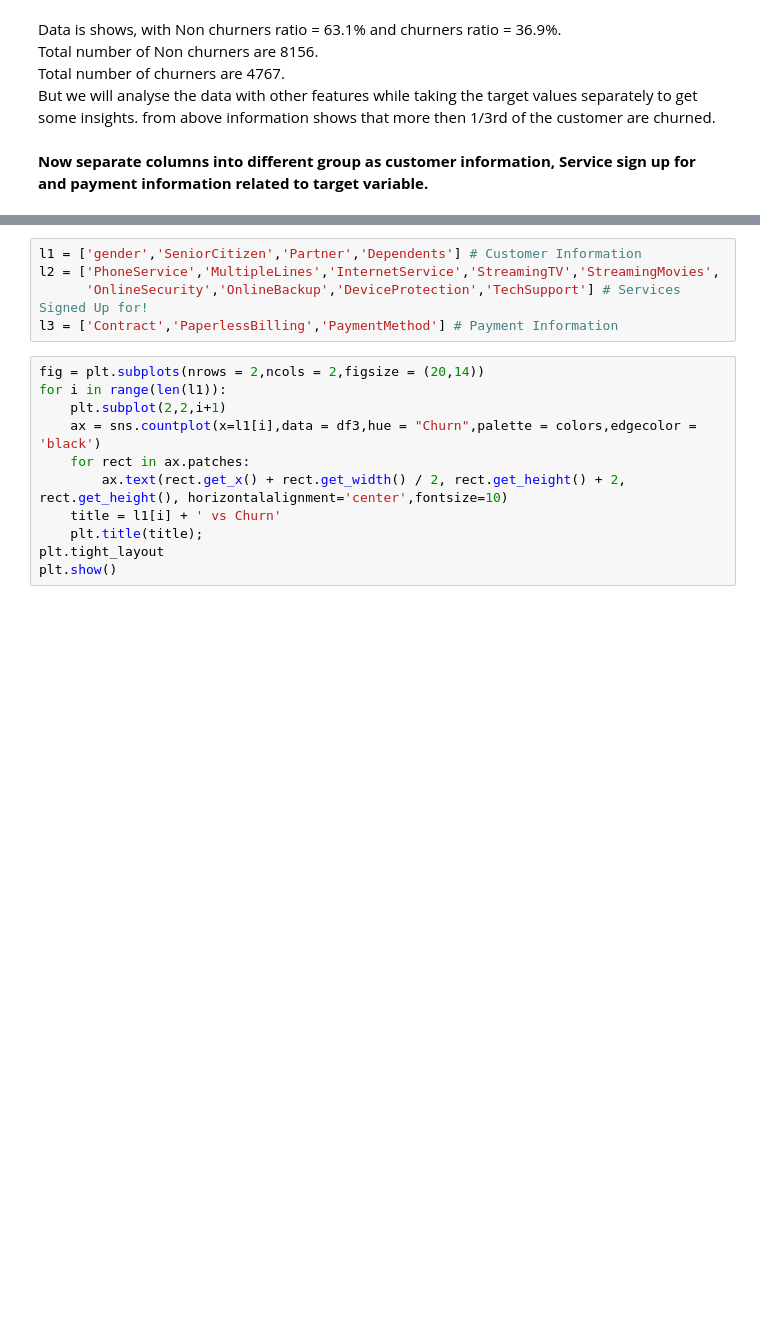
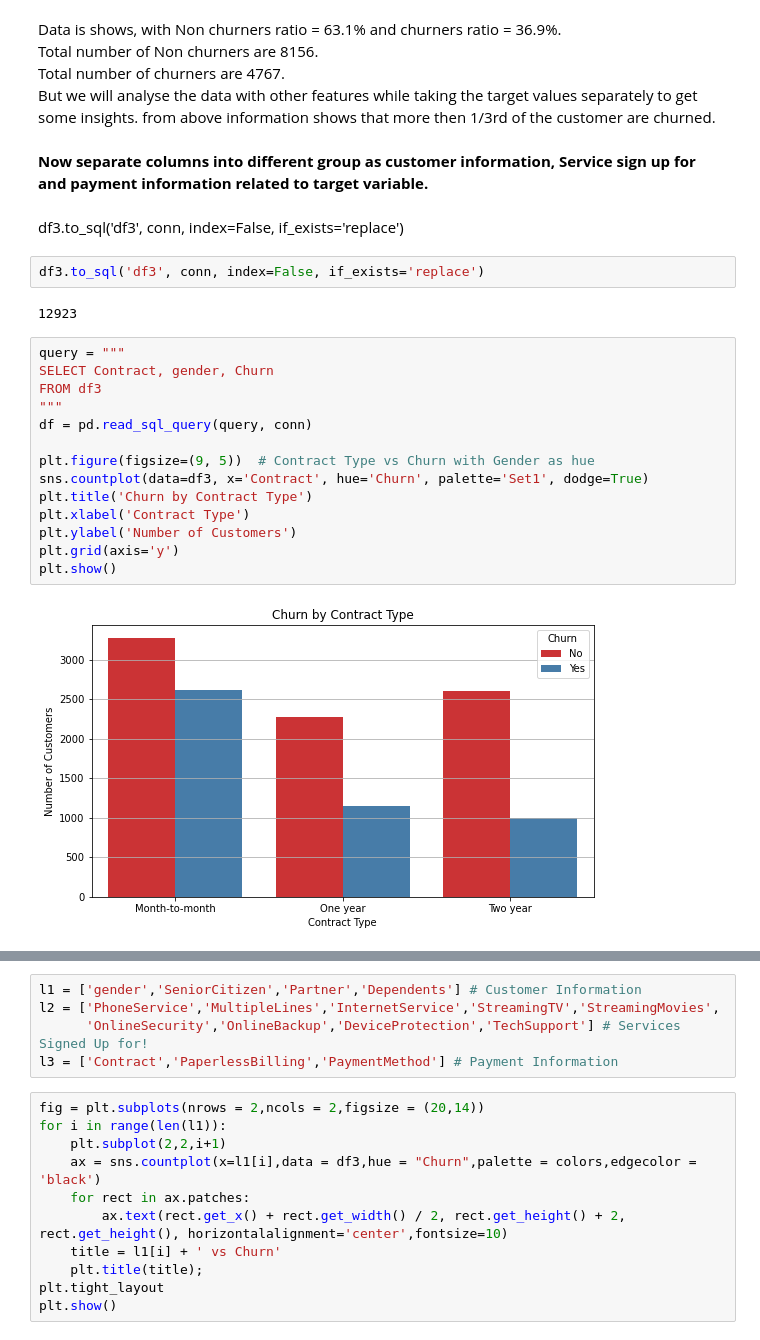
Before and after one commit to Tejpandey7/Cuatomer-_churn-analysis, a Jupyter notebook: churn_analysis.ipynb, the cells around one changed output, grey strips where cells are left out. Cells and saved outputs as stored; diff of their text form; blank space fills up the shorter version.

Commit message:
adding hist plot, bar plot and scatter plot using sqlite

```diff
--- a/churn_analysis.ipynb
+++ b/churn_analysis.ipynb
@@ -284,3 +350,25 @@ But we will analyse the data with other features while taking the target values
 from above information shows that more then 1/3rd of the customer are churned.
 # %% [markdown]
 __Now separate columns into different group as customer information, Service sign up for and payment information related to target variable.__
+# %% [markdown]
+df3.to_sql('df3', conn, index=False, if_exists='replace')
+# %%
+df3.to_sql('df3', conn, index=False, if_exists='replace')
+# %% [output]
+12923
+# %%
+query = """
+SELECT Contract, gender, Churn
+FROM df3
+"""
+df = pd.read_sql_query(query, conn)
+
+plt.figure(figsize=(9, 5))  # Contract Type vs Churn with Gender as hue
+sns.countplot(data=df3, x='Contract', hue='Churn', palette='Set1', dodge=True)
+plt.title('Churn by Contract Type')
+plt.xlabel('Contract Type')
+plt.ylabel('Number of Customers')
+plt.grid(axis='y')
+plt.show()
+# %% [output]
+[figure, added]
```
Also changed, not shown: parts of 13 cells of this notebook.
